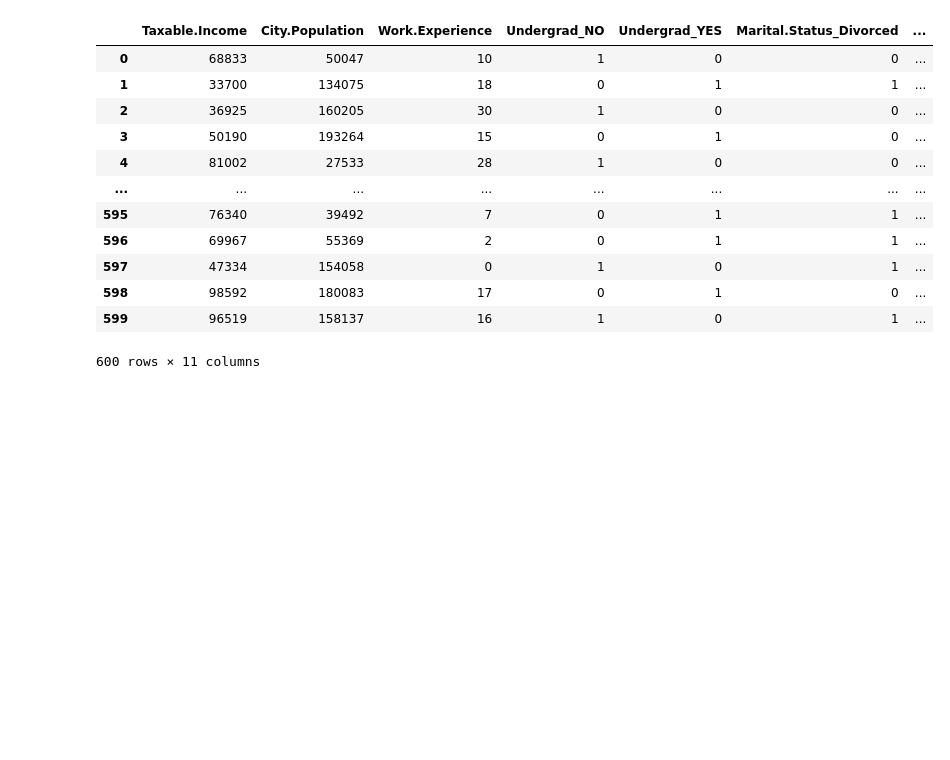
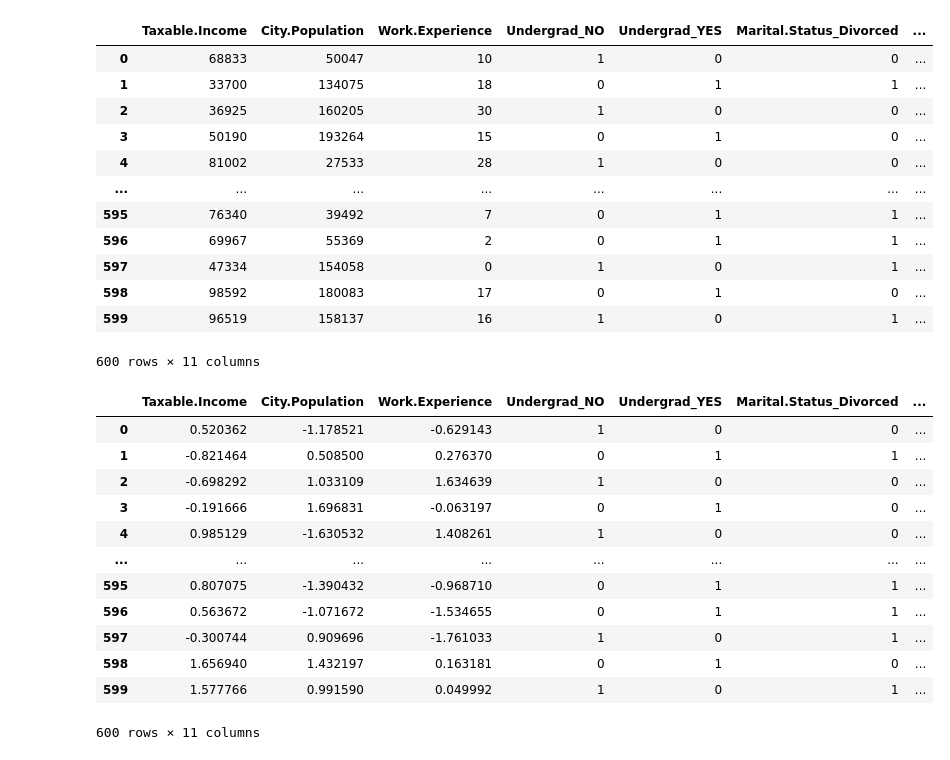
Before and after one commit to nishoto21/Decision-Tree-assignment, a Jupyter notebook: Codes/Fraud.ipynb, the cells around one changed output. Drawn from its saved outputs; the diff is of its cells as text; code cells hidden in the pictures; blank space fills up the shorter version.

```diff
--- a/Codes/Fraud.ipynb
+++ b/Codes/Fraud.ipynb
@@ -93,3 +107,23 @@ data
 | 598 | 98592 | 180083 | 17 | 0 | 1 | 0 | ... |
 | 599 | 96519 | 158137 | 16 | 1 | 0 | 1 | ... |
 600 rows × 11 columns
+# %%
+from sklearn.preprocessing import StandardScaler
+scaler = StandardScaler()
+data.iloc[:,0:3] = scaler.fit_transform(data.iloc[:,0:3])
+# %%
+data
+# %% [output]
+|  | Taxable.Income | City.Population | Work.Experience | Undergrad_NO | Undergrad_YES | Marital.Status_Divorced | ... |
+| 0 | 0.520362 | -1.178521 | -0.629143 | 1 | 0 | 0 | ... |
+| 1 | -0.821464 | 0.508500 | 0.276370 | 0 | 1 | 1 | ... |
+| 2 | -0.698292 | 1.033109 | 1.634639 | 1 | 0 | 0 | ... |
+| 3 | -0.191666 | 1.696831 | -0.063197 | 0 | 1 | 0 | ... |
+| 4 | 0.985129 | -1.630532 | 1.408261 | 1 | 0 | 0 | ... |
+| ... | ... | ... | ... | ... | ... | ... | ... |
+| 595 | 0.807075 | -1.390432 | -0.968710 | 0 | 1 | 1 | ... |
+| 596 | 0.563672 | -1.071672 | -1.534655 | 0 | 1 | 1 | ... |
+| 597 | -0.300744 | 0.909696 | -1.761033 | 1 | 0 | 1 | ... |
+| 598 | 1.656940 | 1.432197 | 0.163181 | 0 | 1 | 0 | ... |
+| 599 | 1.577766 | 0.991590 | 0.049992 | 1 | 0 | 1 | ... |
+600 rows × 11 columns
```
Also changed, not shown: parts of 22 cells of this notebook.
